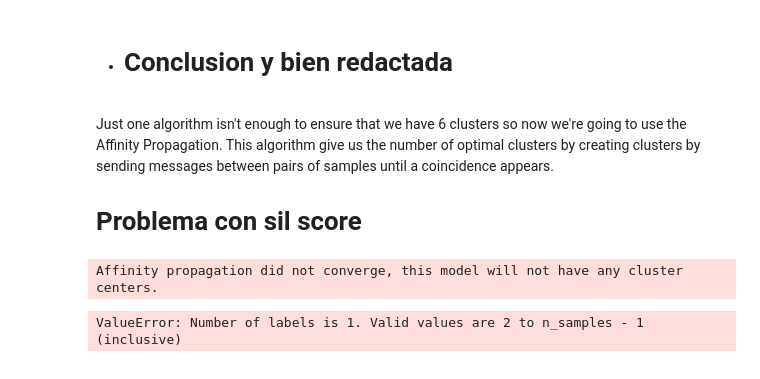
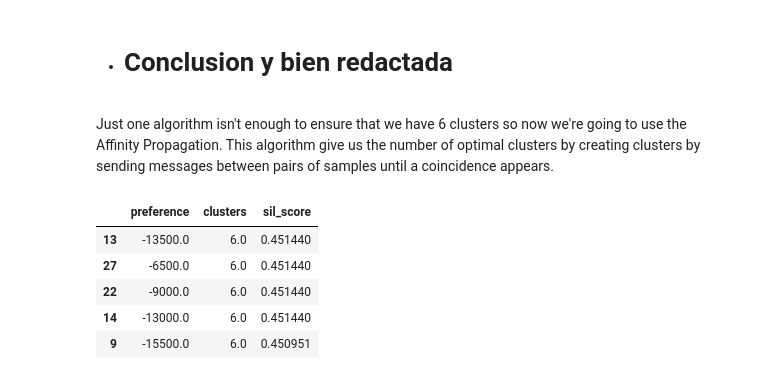
Before and after one commit to martinnss/Customer-Segmentation-with-KMeans-and-Affinity-Propagation, a Jupyter notebook: customer_segmentation_kmeans.ipynb, the cells around one changed output. Saved outputs shown, nothing was run; the diff lists cells and outputs as text; code cells hidden in the pictures.

```diff
--- a/customer_segmentation_kmeans.ipynb
+++ b/customer_segmentation_kmeans.ipynb
@@ -352,22 +361,23 @@ applied stat
 * # Conclusion y bien redactada
 # %% [markdown]
 Just one algorithm isn't enough to ensure that we have 6 clusters so now we're going to use the Affinity Propagation. This algorithm give us the number of optimal clusters by creating clusters by sending messages between pairs of samples until a coincidence appears.
-
-# Problema con sil score
 # %%
 n_clusters_AP = []
-preferences =  range(-20000,-500,200)
+preferences =  range(-20000,-500,500)
 sil_score = []
 
 for value in preferences:
-    AF = AffinityPropagation(preference=value,random_state=42,max_iter=200)
-    AF.fit(X1)       #X1 is scaled
+    AF = AffinityPropagation(preference=value,max_iter=200)
+    AF.fit(X)       #X1 is scaled
     n_clusters_AP.append((len(np.unique(AF.labels_))))
-    sil_score.append(silhouette_score(X1, AF.labels_))
+    sil_score.append(silhouette_score(X, AF.labels_))
 
-af_results = pd.DataFrame([preferences, n_clusters_AP], index=['preference','clusters']).head()
-
-#af_results = pd.DataFrame([preferences, no_of_clusters, af_sil_score], index=['preference','clusters', 'sil_score']).T
+af_results = pd.DataFrame([preferences, n_clusters_AP, sil_score], index=['preference','clusters', 'sil_score']).T
+af_results.sort_values(by='sil_score', ascending=False).head()
 # %% [output]
-Affinity propagation did not converge, this model will not have any cluster centers.
-ValueError: Number of labels is 1. Valid values are 2 to n_samples - 1 (inclusive)
+|  | preference | clusters | sil_score |
+| 13 | -13500.0 | 6.0 | 0.451440 |
+| 27 | -6500.0 | 6.0 | 0.451440 |
+| 22 | -9000.0 | 6.0 | 0.451440 |
+| 14 | -13000.0 | 6.0 | 0.451440 |
+| 9 | -15500.0 | 6.0 | 0.450951 |
```
Also changed, not shown: parts of 7 cells of this notebook.
